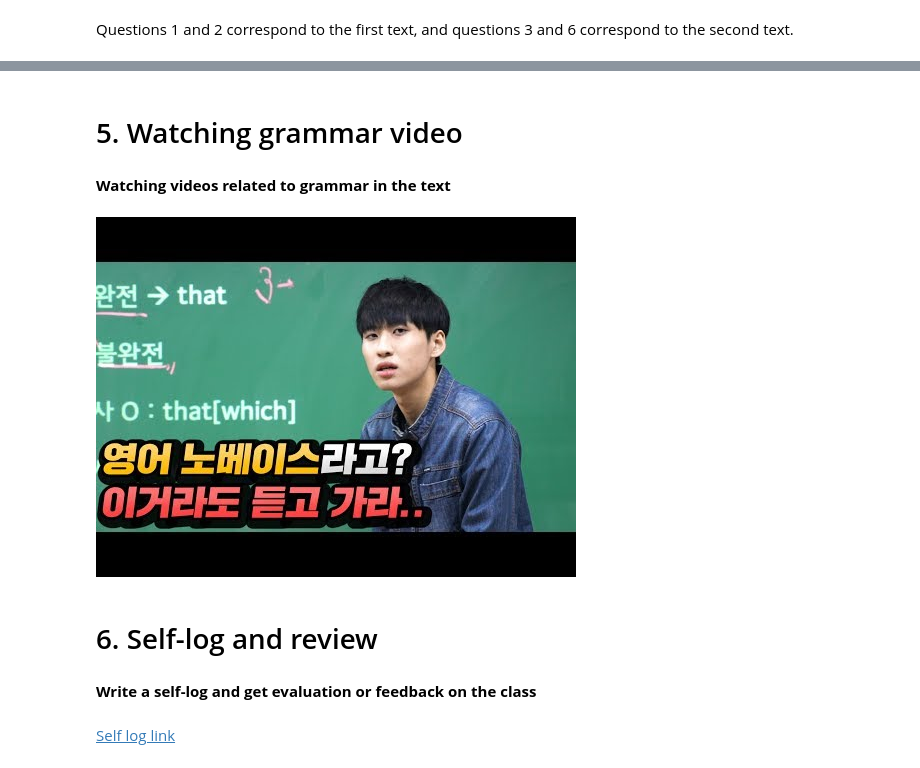
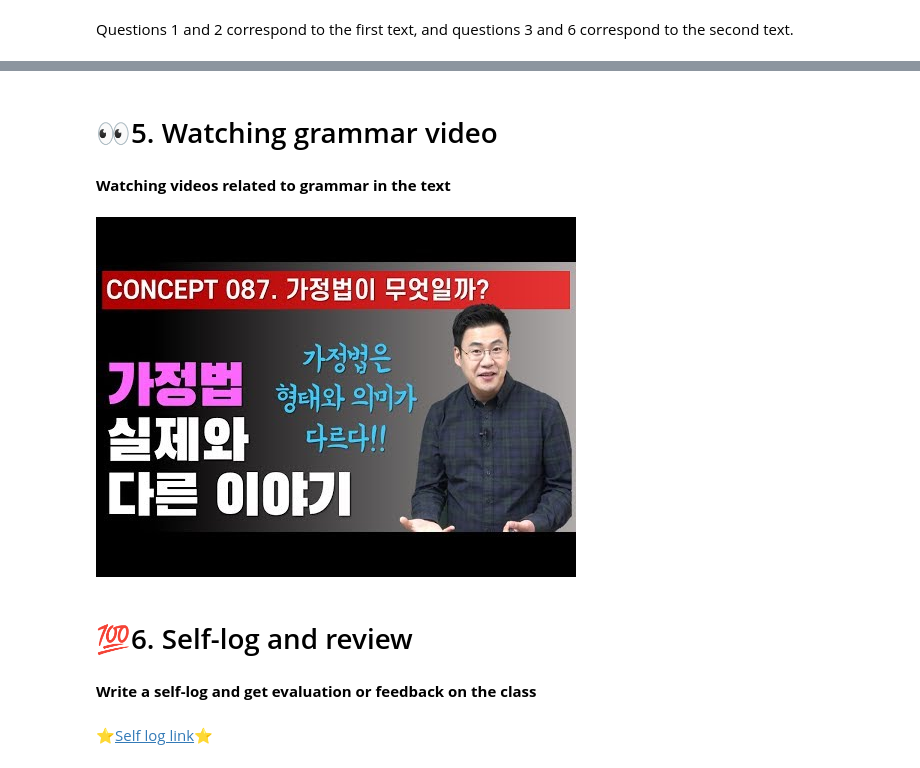
Before and after one commit to sjhwang031/DL23_Project_G6, a Jupyter notebook: DL23_Project_G6.ipynb, the cells around one changed output, grey strips where cells are left out. Cells and saved outputs as stored; diff of their text form; code cells hidden in the pictures.

```diff
--- a/DL23_Project_G6.ipynb
+++ b/DL23_Project_G6.ipynb
@@ -242,37 +244,41 @@ Audio("E-audio.mp3", autoplay=True)
 What is an important thing for questioning? 1
 [interactive output not drawn]
 # %% [markdown]
-# 5. Watching grammar video
+# 👀5. Watching grammar video
 # %% [markdown]
 **Watching videos related to grammar in the text**
 # %%
 from IPython.display import YouTubeVideo
 
-videos = "video1"  #@param ["video1", "video2", "video3", "video4", "video5", "video6"]
+videos = "video2"  #@param ["video1", "video2", "video3", "video4", "video5", "video6"]
 vds = videos.split(" ")
 vd = int(vds[0][-1]) - 1
 
 links = [
     "lINGlOqHTnw",
-    "4dcuJU6uV_c",
+    "wC3MKN69iyM",
     "PiuURrnb4CU",
     "u86x6iLGpD0",
     "lhEwGjuW25s",
     "G8SLuhUi6Uw"
 ]
 
 link = links[vd]
 video = YouTubeVideo(link, width=800, height=600)
 
 display(video)
 # %% [output]
-[figure, old version]
+[figure, new version]
 # %% [markdown]
-# 6. Self-log and review
+# 💯6. Self-log and review
 # %% [markdown]
 **Write a self-log and get evaluation or feedback on the class**
 # %% [markdown]
-[Self log link](https://docs.google.com/forms/d/1pD0EDTGgGtazjJxkJ9eZkTeYfostJy84R3HgUOBCmOo/edit)
+
+
+
+
+⭐[Self log link](https://docs.google.com/forms/d/1pD0EDTGgGtazjJxkJ9eZkTeYfostJy84R3HgUOBCmOo/edit)⭐
 # %%
 #@markdown Install {pyqrcode}
 %%capture
```
Also changed, not shown: parts of 7 cells of this notebook.
